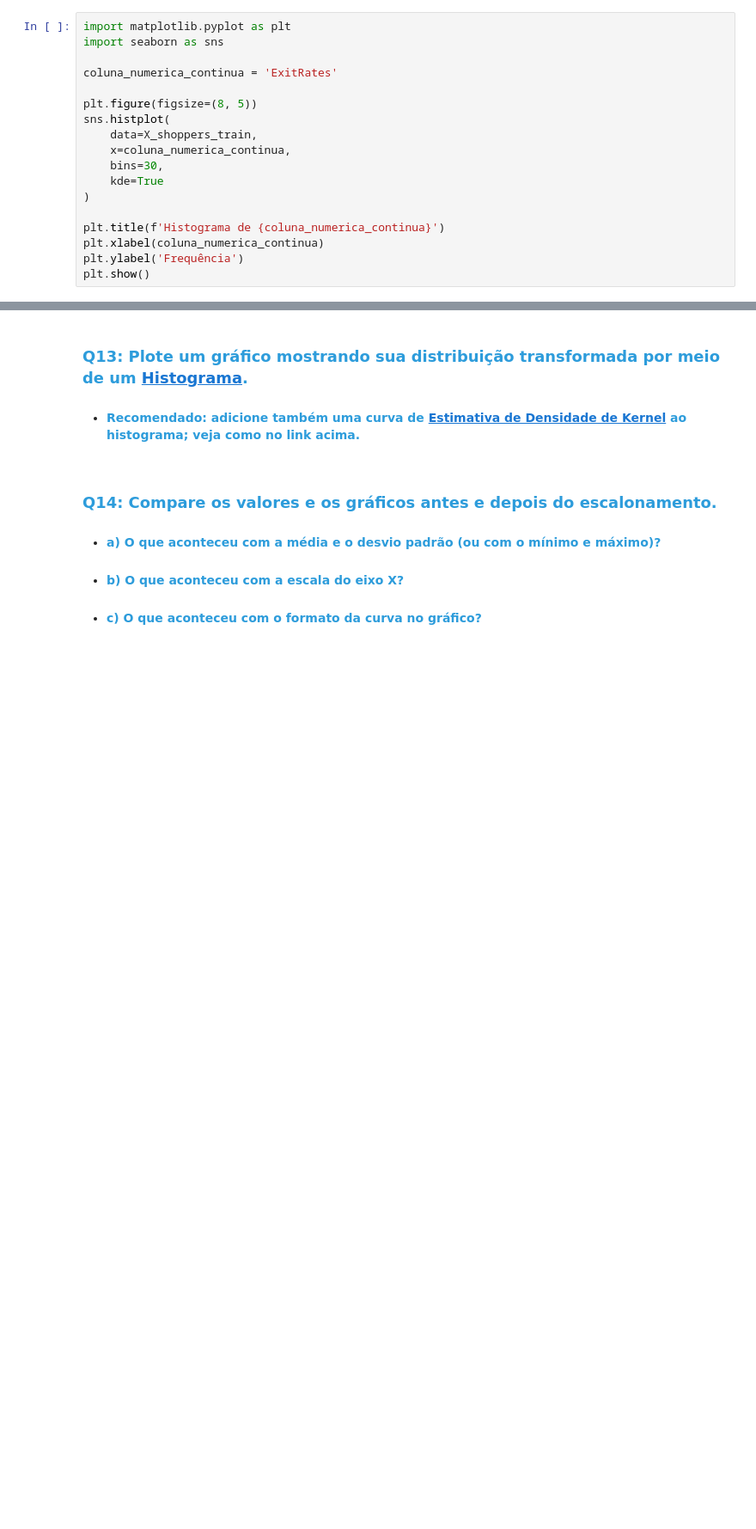
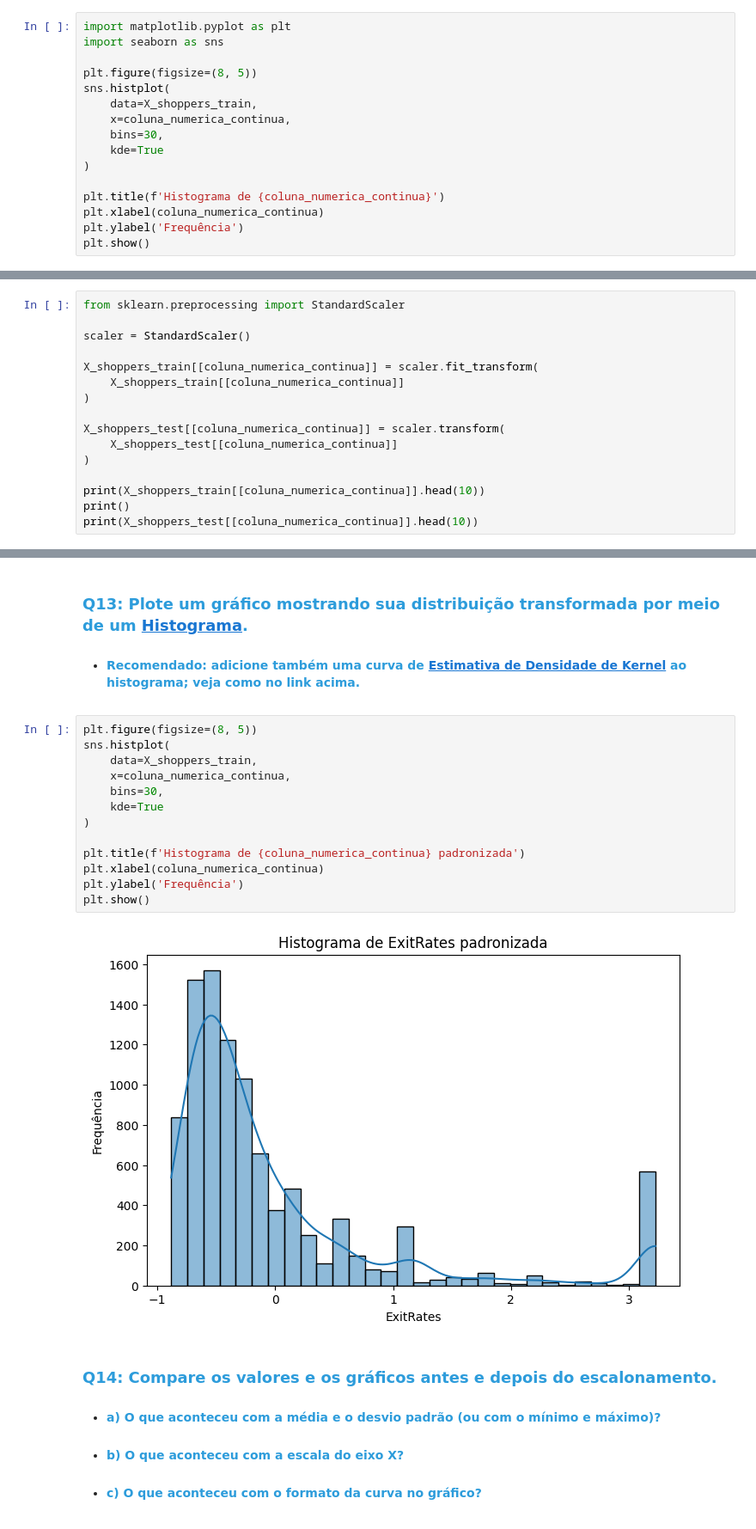
Before and after one commit to RennowT/C318, a Jupyter notebook: C318_2026_1_Atividade_03_1954.ipynb, the cells around one changed output, grey strips where cells are left out. Shown at 86% size. Cells and saved outputs as stored; diff of their text form; blank space fills up the shorter version.

```diff
--- a/C318_2026_1_Atividade_03_1954.ipynb
+++ b/C318_2026_1_Atividade_03_1954.ipynb
@@ -237,8 +228,6 @@ Máximo: 0.2
 # %%
 import matplotlib.pyplot as plt
 import seaborn as sns
-
-coluna_numerica_continua = 'ExitRates'
 
 plt.figure(figsize=(8, 5))
 sns.histplot(
@@ -258,3 +247,19 @@ plt.show()
 ### <font color='#2D9CDB'>Q11: Aplique escalonamento (padronização) nesta variável utilizando o [StandardScaler](https://scikit-learn.org/stable/modules/generated/).</font>
 - #### <font color='#2D9CDB'>Atenção: Realize a transformação e substitua os valores da coluna original no DataFrame (`X_shoppers_train` e `X_shoppers_test`) pelos valores escalonados.</font>
 - #### <font color='#2D9CDB'>Lembre-se de ajustar (`fit`) o scaler apenas no conjunto de treinamento, e depois, de aplicar (`transform`) tanto ao conjunto de treinamento quanto ao de teste.</font>
+# %%
+from sklearn.preprocessing import StandardScaler
+
+scaler = StandardScaler()
+
+X_shoppers_train[[coluna_numerica_continua]] = scaler.fit_transform(
+    X_shoppers_train[[coluna_numerica_continua]]
+)
+
+X_shoppers_test[[coluna_numerica_continua]] = scaler.transform(
+    X_shoppers_test[[coluna_numerica_continua]]
+)
+
+print(X_shoppers_train[[coluna_numerica_continua]].head(10))
+print()
+print(X_shoppers_test[[coluna_numerica_continua]].head(10))
@@ -263,6 +303,21 @@ plt.show()
 # %% [markdown]
 ### <font color='#2D9CDB'>Q13: Plote um gráfico mostrando sua distribuição transformada por meio de um [Histograma](https://seaborn.pydata.org/generated/seaborn.histplot.html).</font>
 - #### <font color='#2D9CDB'>Recomendado: adicione também uma curva de [Estimativa de Densidade de Kernel](https://pt.wikipedia.org/wiki/Estimativa_de_densidade_kernel) ao histograma; veja como no link acima.</font>
+# %%
+plt.figure(figsize=(8, 5))
+sns.histplot(
+    data=X_shoppers_train,
+    x=coluna_numerica_continua,
+    bins=30,
+    kde=True
+)
+
+plt.title(f'Histograma de {coluna_numerica_continua} padronizada')
+plt.xlabel(coluna_numerica_continua)
+plt.ylabel('Frequência')
+plt.show()
+# %% [output]
+[figure, added]
 # %% [markdown]
 ### <font color='#2D9CDB'>Q14: Compare os valores e os gráficos antes e depois do escalonamento.</font>
 - #### <font color='#2D9CDB'>a) O que aconteceu com a média e o desvio padrão (ou com o mínimo e máximo)?</font>
```
Also changed, not shown: parts of 7 cells of this notebook.
